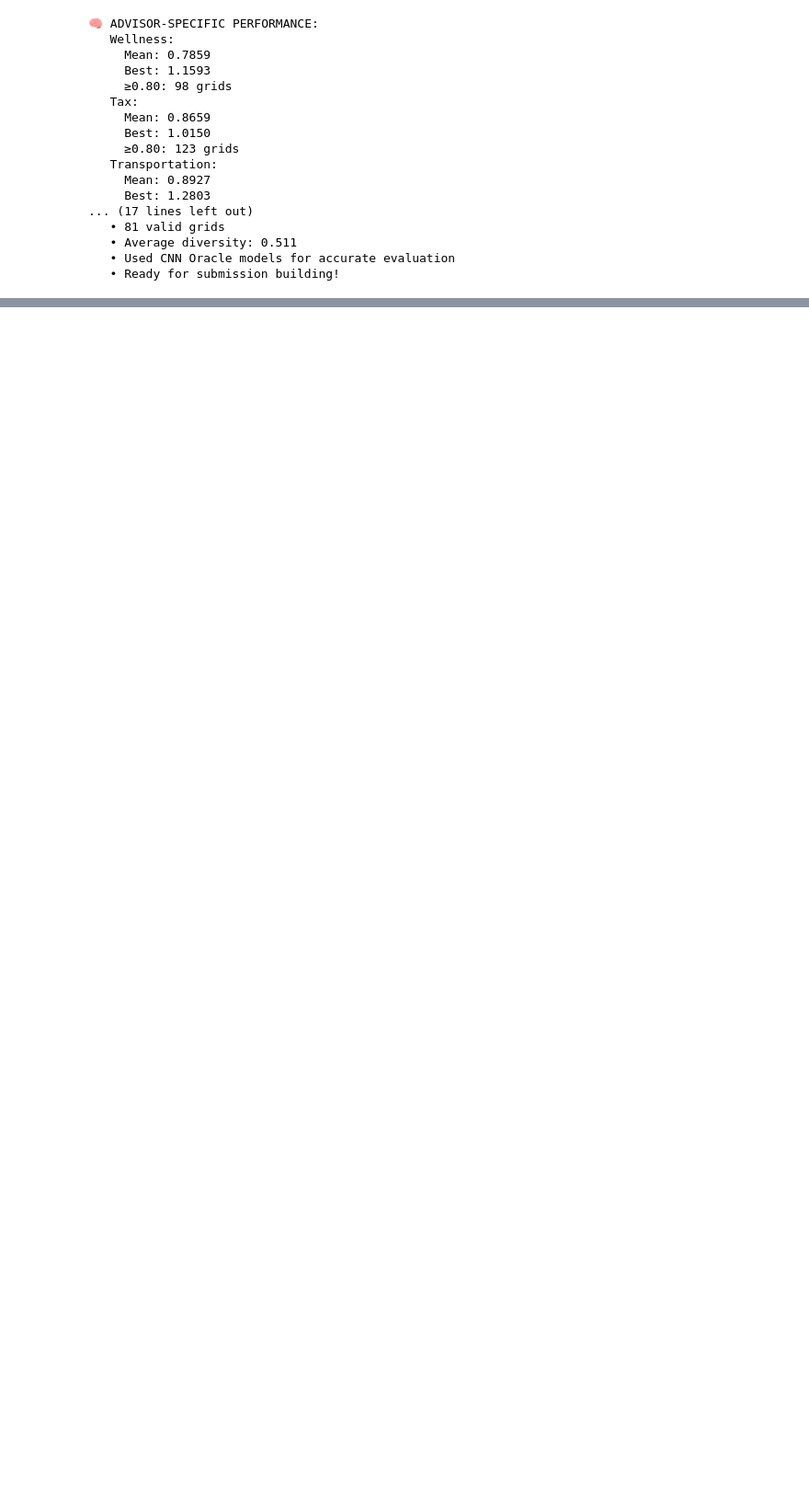
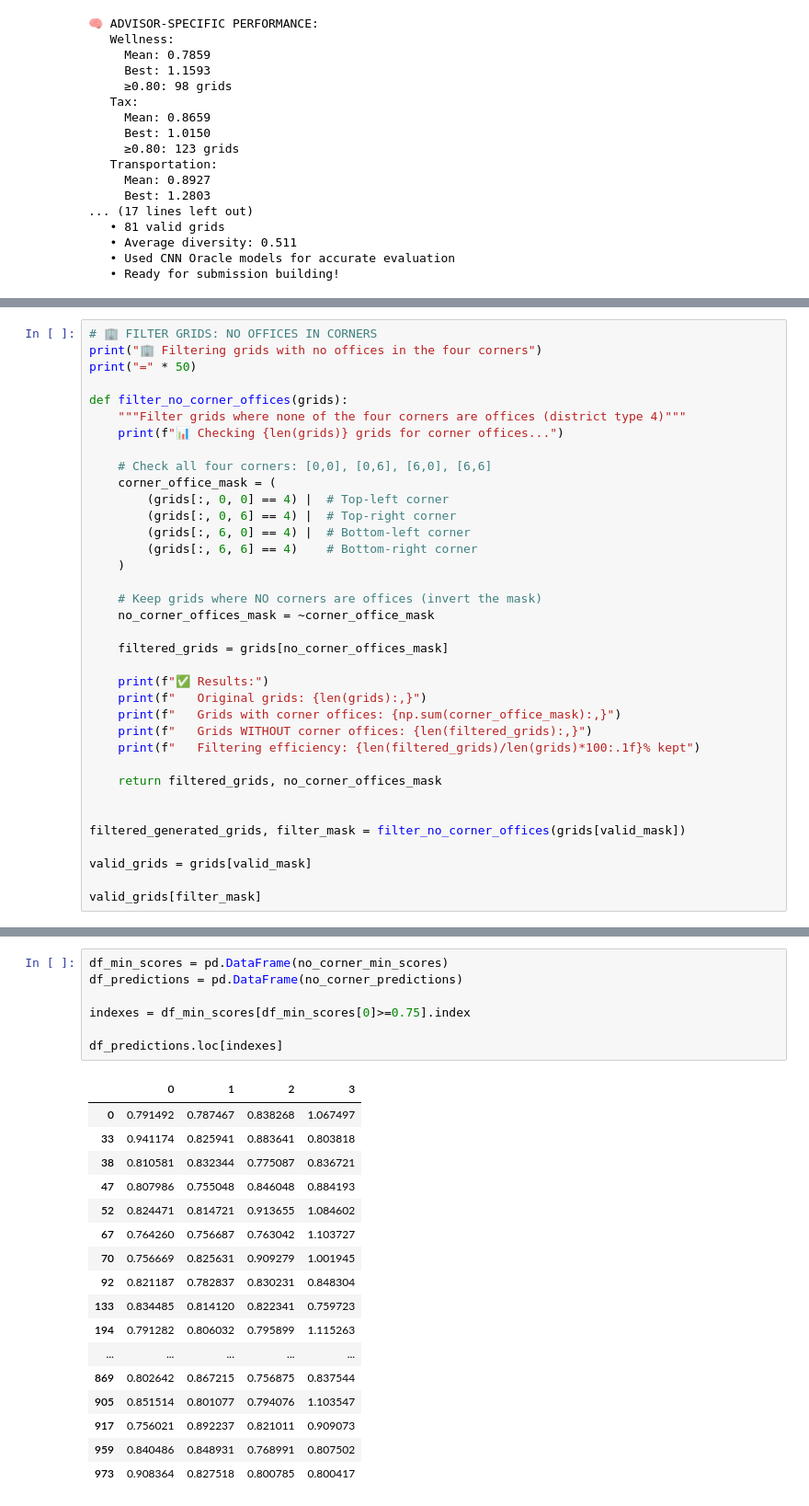
Before and after one commit to gwenzel/2156_cp2, a Jupyter notebook: 3_grid_generation.ipynb, the cells around one changed output, grey strips where cells are left out. Shown at 92% size. Saved outputs shown, nothing was run; the diff lists cells and outputs as text; blank space fills up the shorter version.

Commit message:
heatmaps + new grids initial example

```diff
--- a/3_grid_generation.ipynb
+++ b/3_grid_generation.ipynb
@@ -1138,0 +1144,36 @@ else:
+# %%
+# 🏢 FILTER GRIDS: NO OFFICES IN CORNERS
+print("🏢 Filtering grids with no offices in the four corners")
+print("=" * 50)
+
+def filter_no_corner_offices(grids):
+    """Filter grids where none of the four corners are offices (district type 4)"""
+    print(f"📊 Checking {len(grids)} grids for corner offices...")
+
+    # Check all four corners: [0,0], [0,6], [6,0], [6,6]
+    corner_office_mask = (
+        (grids[:, 0, 0] == 4) |  # Top-left corner
+        (grids[:, 0, 6] == 4) |  # Top-right corner
+        (grids[:, 6, 0] == 4) |  # Bottom-left corner
+        (grids[:, 6, 6] == 4)    # Bottom-right corner
+    )
+
+    # Keep grids where NO corners are offices (invert the mask)
+    no_corner_offices_mask = ~corner_office_mask
+
+    filtered_grids = grids[no_corner_offices_mask]
+
+    print(f"✅ Results:")
+    print(f"   Original grids: {len(grids):,}")
+    print(f"   Grids with corner offices: {np.sum(corner_office_mask):,}")
+    print(f"   Grids WITHOUT corner offices: {len(filtered_grids):,}")
+    print(f"   Filtering efficiency: {len(filtered_grids)/len(grids)*100:.1f}% kept")
+
+    return filtered_grids, no_corner_offices_mask
+
+
+filtered_generated_grids, filter_mask = filter_no_corner_offices(grids[valid_mask])
+
+valid_grids = grids[valid_mask]
+
+valid_grids[filter_mask]
@@ -1138,0 +1736,25 @@ else:
+# %%
+df_min_scores = pd.DataFrame(no_corner_min_scores)
+df_predictions = pd.DataFrame(no_corner_predictions)
+
+indexes = df_min_scores[df_min_scores[0]>=0.75].index
+
+df_predictions.loc[indexes]
+# %% [output]
+|  | 0 | 1 | 2 | 3 |
+| 0 | 0.791492 | 0.787467 | 0.838268 | 1.067497 |
+| 33 | 0.941174 | 0.825941 | 0.883641 | 0.803818 |
+| 38 | 0.810581 | 0.832344 | 0.775087 | 0.836721 |
+| 47 | 0.807986 | 0.755048 | 0.846048 | 0.884193 |
+| 52 | 0.824471 | 0.814721 | 0.913655 | 1.084602 |
+| 67 | 0.764260 | 0.756687 | 0.763042 | 1.103727 |
+| 70 | 0.756669 | 0.825631 | 0.909279 | 1.001945 |
+| 92 | 0.821187 | 0.782837 | 0.830231 | 0.848304 |
+| 133 | 0.834485 | 0.814120 | 0.822341 | 0.759723 |
+| 194 | 0.791282 | 0.806032 | 0.795899 | 1.115263 |
+| ... | ... | ... | ... | ... |
+| 869 | 0.802642 | 0.867215 | 0.756875 | 0.837544 |
+| 905 | 0.851514 | 0.801077 | 0.794076 | 1.103547 |
+| 917 | 0.756021 | 0.892237 | 0.821011 | 0.909073 |
+| 959 | 0.840486 | 0.848931 | 0.768991 | 0.807502 |
+| 973 | 0.908364 | 0.827518 | 0.800785 | 0.800417 |
```
Also changed, not shown: parts of 6 cells of this notebook.
